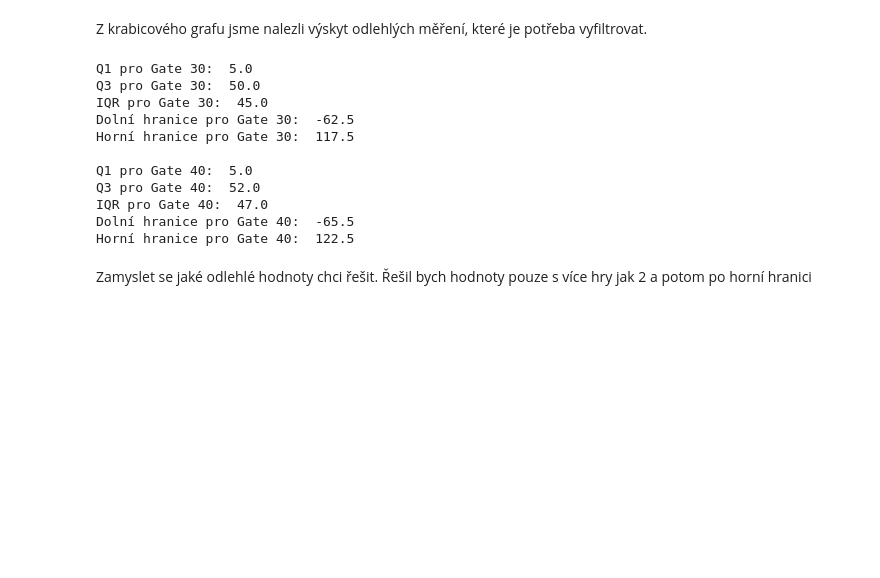
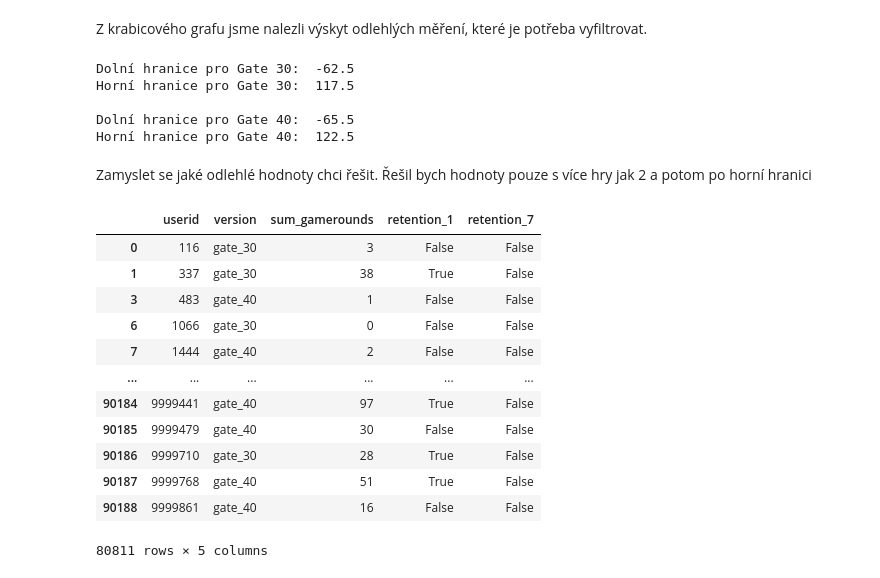
Before and after one commit to 9berny9/cookie_cats_analysis, a Jupyter notebook: cats.ipynb, the cells around one changed output. Drawn from its saved outputs; the diff is of its cells as text; code cells hidden in the pictures; blank space fills up the shorter version.

```diff
--- a/cats.ipynb
+++ b/cats.ipynb
@@ -125,29 +125,33 @@ IQR_b = Q3_b - Q1_b
 dolni_hranice_b = Q1_b - 1.5 * IQR_b
 horni_hranice_b = Q3_b + 1.5 * IQR_b
 
-# zobrazení
-print("Q1 pro Gate 30: ", Q1_a)
-print("Q3 pro Gate 30: ", Q3_a)
-print("IQR pro Gate 30: ", IQR_a)
+# Zobrazení
 print("Dolní hranice pro Gate 30: ", dolni_hranice_a)
 print("Horní hranice pro Gate 30: ", horni_hranice_a)
 print('')
-print("Q1 pro Gate 40: ", Q1_b)
-print("Q3 pro Gate 40: ", Q3_b)
-print("IQR pro Gate 40: ", IQR_b)
 print("Dolní hranice pro Gate 40: ", dolni_hranice_b)
 print("Horní hranice pro Gate 40: ", horni_hranice_b)
 # %% [output]
-Q1 pro Gate 30:  5.0
-Q3 pro Gate 30:  50.0
-IQR pro Gate 30:  45.0
 Dolní hranice pro Gate 30:  -62.5
 Horní hranice pro Gate 30:  117.5
 
-Q1 pro Gate 40:  5.0
-Q3 pro Gate 40:  52.0
-IQR pro Gate 40:  47.0
 Dolní hranice pro Gate 40:  -65.5
 Horní hranice pro Gate 40:  122.5
 # %% [markdown]
 Zamyslet se jaké odlehlé hodnoty chci řešit. Řešil bych hodnoty pouze s více hry jak 2 a potom po horní hranici
+# %%
+df[df.sum_gamerounds < 130]
+# %% [output]
+|  | userid | version | sum_gamerounds | retention_1 | retention_7 |
+| 0 | 116 | gate_30 | 3 | False | False |
+| 1 | 337 | gate_30 | 38 | True | False |
+| 3 | 483 | gate_40 | 1 | False | False |
+| 6 | 1066 | gate_30 | 0 | False | False |
+| 7 | 1444 | gate_40 | 2 | False | False |
+| ... | ... | ... | ... | ... | ... |
+| 90184 | 9999441 | gate_40 | 97 | True | False |
+| 90185 | 9999479 | gate_40 | 30 | False | False |
+| 90186 | 9999710 | gate_30 | 28 | True | False |
+| 90187 | 9999768 | gate_40 | 51 | True | False |
+| 90188 | 9999861 | gate_40 | 16 | False | False |
+80811 rows × 5 columns
```
